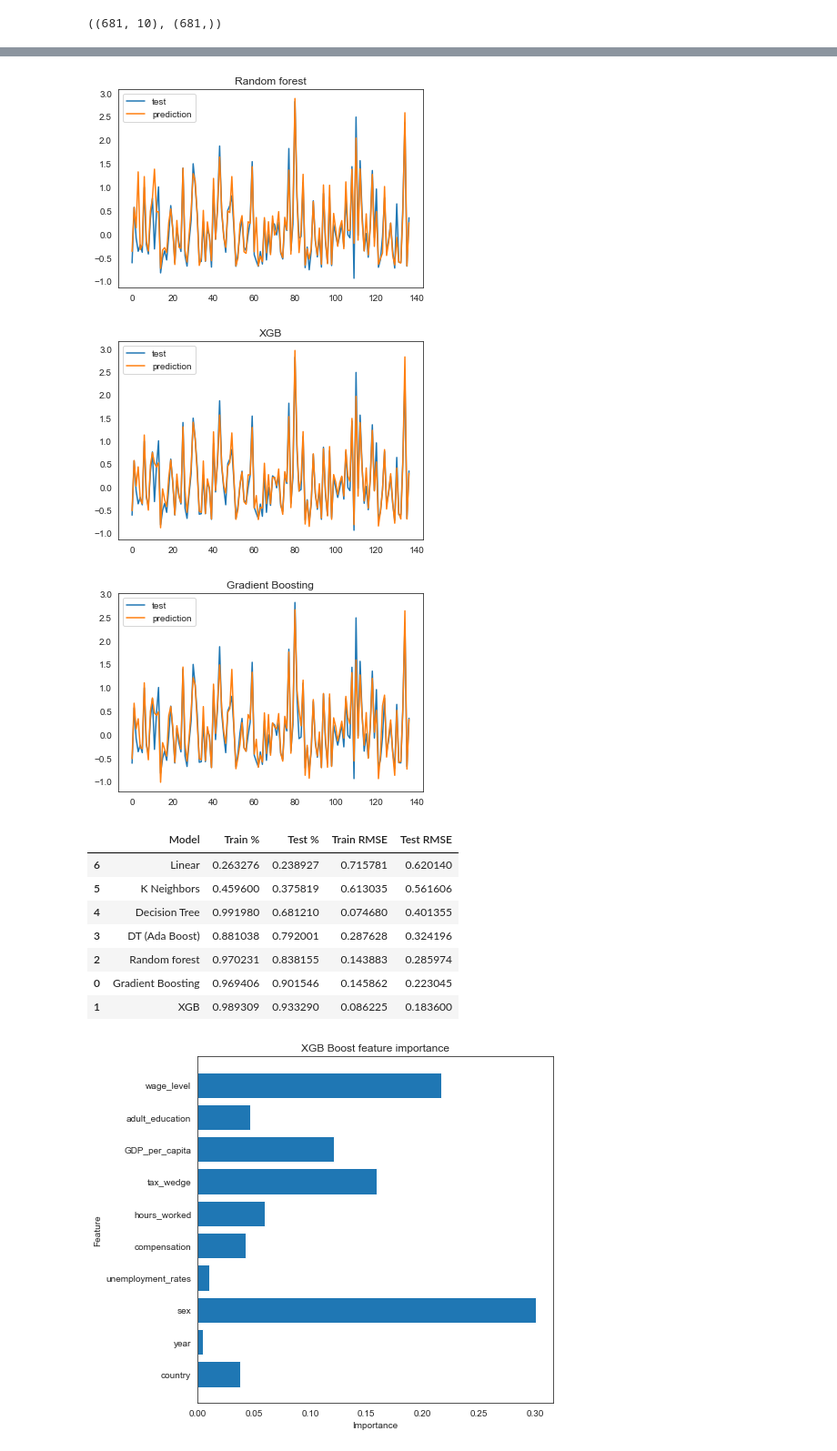
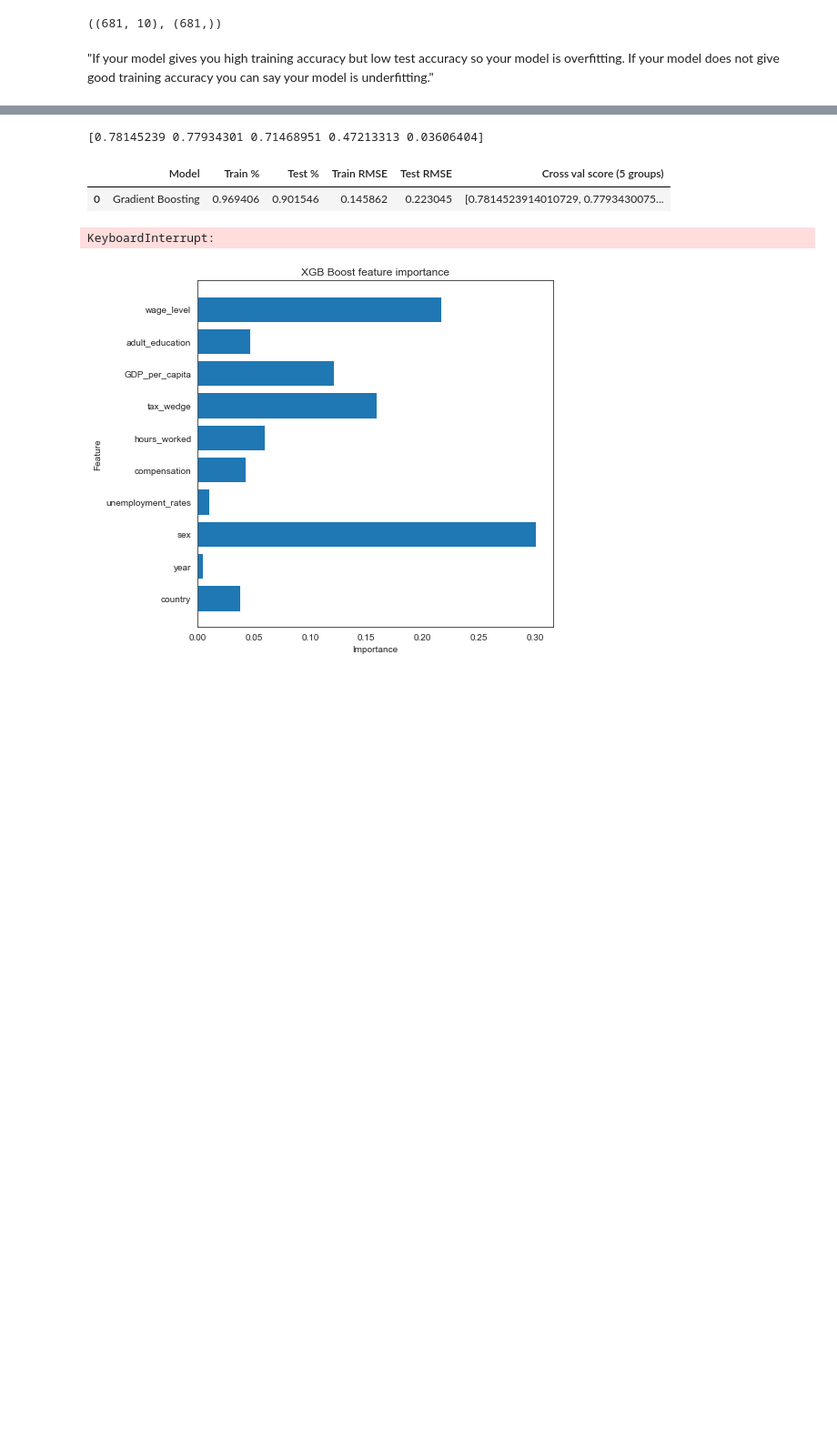
Before and after one commit to iberius96/Python-Suicides-Europe, a Jupyter notebook: main.ipynb, the cells around one changed output, grey strips where cells are left out. Shown at 91% size. Cells and saved outputs as stored; diff of their text form; code cells hidden in the pictures; blank space fills up the shorter version.

```diff
--- a/main.ipynb
+++ b/main.ipynb
@@ -847,18 +851,23 @@ X.shape, y.shape
 from sklearn.model_selection import train_test_split
 
 X_train, X_test, y_train, y_test = train_test_split(X, y, test_size = 0.2, random_state = 12)
+# %% [markdown]
+"If your model gives you high training accuracy but low test accuracy so your model is overfitting. If your model does not give good training accuracy you can say your model is underfitting."
 # %%
 from sklearn.metrics import mean_squared_error
-from sklearn.model_selection import GridSearchCV
+from sklearn.model_selection import GridSearchCV, cross_val_score
 from sklearn.linear_model import LinearRegression
 from sklearn.neighbors import KNeighborsRegressor
 from sklearn.tree import DecisionTreeRegressor
 from sklearn.ensemble import AdaBoostRegressor, RandomForestRegressor
 from xgboost import XGBRegressor
 
+from lightgbm import LGBMRegressor
+
 from sklearn.ensemble import GradientBoostingRegressor
 
-results = pd.DataFrame(columns=['Model', 'Train %', 'Test %', 'Train RMSE', 'Test RMSE'])
+groups = 5
+results = pd.DataFrame(columns=['Model', 'Train %', 'Test %', 'Train RMSE', 'Test RMSE', 'Cross val score (' + str(groups) + ' groups)'])
 
 def autoFit(regressor, idStr):
     regressor.fit(X_train, y_train)
@@ -869,23 +878,27 @@ def autoFit(regressor, idStr):
     acc_train_score = regressor.score(X_train, y_train)
     acc_test_score = regressor.score(X_test, y_test)
 
+    mean_cross_val_score = cross_val_score(regressor, X, y, cv=groups)
+    print(mean_cross_val_score)
+
     rmse_train = np.sqrt(mean_squared_error(y_train, y_train_pred))
     rmse_test = np.sqrt(mean_squared_error(y_test, y_test_pred))
 
-    results.loc[-1] = [idStr, acc_train_score, acc_test_score, rmse_train, rmse_test]
+    results.loc[-1] = [idStr, acc_train_score, acc_test_score, rmse_train, rmse_test, mean_cross_val_score]
     results.index = results.index + 1
 
+    '''
     X_ax = range(len(y_test))
     plt.plot(X_ax, y_test, label='test')
     plt.plot(X_ax, y_test_pred, label='prediction')
     plt.title(idStr)
     plt.legend()
     plt.show()
+    '''
 
     return regressor
 
-
-
+'''
 linear_Regressor = autoFit(
     LinearRegression(),
     'Linear'
@@ -922,11 +935,25 @@ xgb_boost_regressor = autoFit(
     XGBRegressor(learning_rate=0.1,max_depth=4),
     'XGB'
 )
+'''
 
 gradient_boosting_regressor = autoFit(
     GradientBoostingRegressor(random_state=0),
     'Gradient Boosting'
 )
 
+'''
+lgbm_regressor = autoFit(
+    LGBMRegressor(**{
+    'task': 'train',
+    'boosting_type': 'gbdt',
+    'objective': 'regression',
+    'metric': ['l2', 'auc'],
+    'learning_rate':0.5
+    }),
+    'Light GBM'
+)
+'''
+
 results.sort_values(by=['Test %'])
 # %% [output]
@@ -937,14 +960,30 @@ results.sort_values(by=['Test %'])
-[figure, removed]
-[figure, removed]
-[figure, removed]
+[0.78145239 0.77934301 0.71468951 0.47213313 0.03606404]
-|  | Model | Train % | Test % | Train RMSE | Test RMSE |
-| 6 | Linear | 0.263276 | 0.238927 | 0.715781 | 0.620140 |
-| 5 | K Neighbors | 0.459600 | 0.375819 | 0.613035 | 0.561606 |
-| 4 | Decision Tree | 0.991980 | 0.681210 | 0.074680 | 0.401355 |
-| 3 | DT (Ada Boost) | 0.881038 | 0.792001 | 0.287628 | 0.324196 |
-| 2 | Random forest | 0.970231 | 0.838155 | 0.143883 | 0.285974 |
-| 0 | Gradient Boosting | 0.969406 | 0.901546 | 0.145862 | 0.223045 |
-| 1 | XGB | 0.989309 | 0.933290 | 0.086225 | 0.183600 |
+|  | Model | Train % | Test % | Train RMSE | Test RMSE | Cross val score (5 groups) |
+| 0 | Gradient Boosting | 0.969406 | 0.901546 | 0.145862 | 0.223045 | [0.7814523914010729, 0.7793430075... |
+# %%
+from sklearn.model_selection import cross_val_predict
+from sklearn.metrics import make_scorer, accuracy_score, precision_score, recall_score
+
+scoring = {'accuracy': make_scorer(accuracy_score),
+           'precision': make_scorer(precision_score),'recall':make_scorer(recall_score)}
+
+parameters = {
+    "loss":["deviance"],
+    "learning_rate": [0.01, 0.025, 0.05, 0.075, 0.1, 0.15, 0.2],
+    "min_samples_split": np.linspace(0.1, 0.5, 12),
+    "min_samples_leaf": np.linspace(0.1, 0.5, 12),
+    "max_depth":[3,5,8],
+    "max_features":["log2","sqrt"],
+    "criterion": ["friedman_mse",  "mae"],
+    "subsample":[0.5, 0.618, 0.8, 0.85, 0.9, 0.95, 1.0],
+    "n_estimators":[10]
+}
+
+gsearch = GridSearchCV(GradientBoostingRegressor(), parameters,scoring=scoring,refit=False,cv=2, n_jobs=-1)
+
+gsearch.fit(X_train, y_train)
+# %% [output]
+KeyboardInterrupt:
 # %%
 plt.figure(figsize=(7,7))
 n_features = X_train.shape[1]
```
Also changed, not shown: parts of 4 cells of this notebook.
